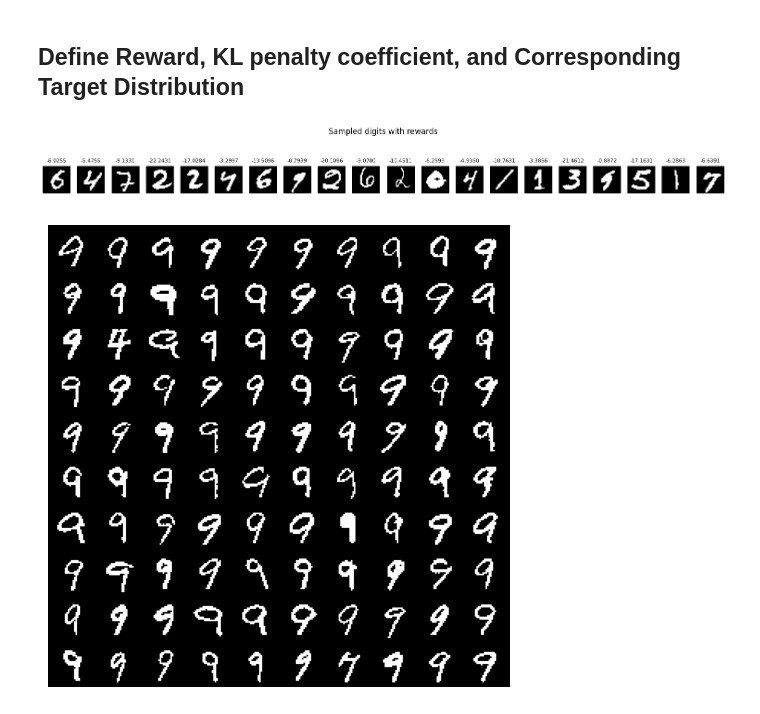
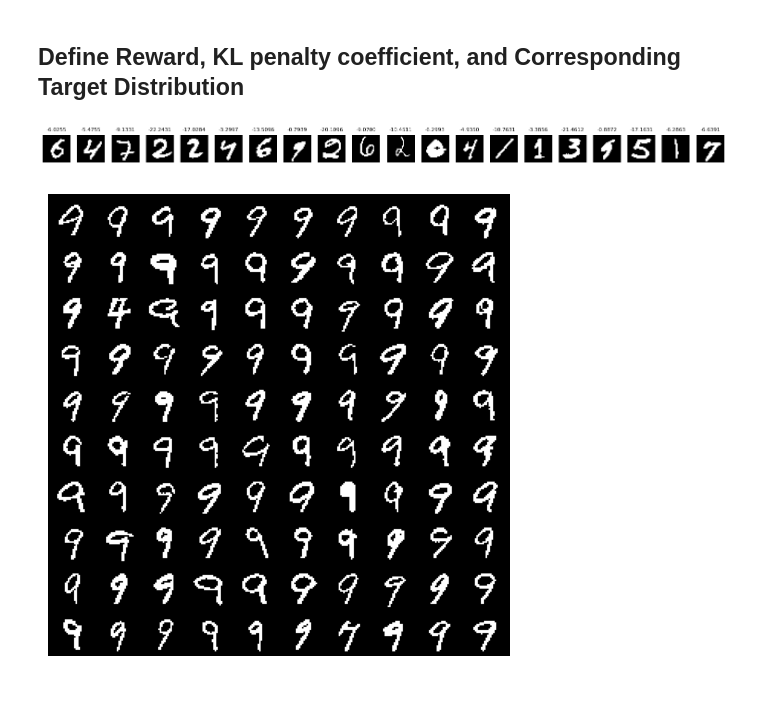
Before and after one commit to chinmay8bit/discrete-diffusion-smc-experiments, a Jupyter notebook: smc_scripts/smc_mdm_binarized_mnist_simple_rewards_classifier.ipynb, the cells around one changed output. Saved outputs shown, nothing was run; the diff lists cells and outputs as text; code cells hidden in the pictures.

```diff
--- a/smc_scripts/smc_mdm_binarized_mnist_simple_rewards_classifier.ipynb
+++ b/smc_scripts/smc_mdm_binarized_mnist_simple_rewards_classifier.ipynb
@@ -161,22 +160,20 @@ kl_weight = 0.1
 # %%
 # Visualize rewards
 from datasets.binarized_mnist import build_dataloaders
 train_loader, test_loader = build_dataloaders(batch_size=20)
 samples, _ = next(iter(train_loader))
 rewards = compute_rewards(F.one_hot(samples.long(), num_classes=num_categories).float())
 
 fig, axes = plt.subplots(1, 20, figsize=(15, 2))
 for i in range(20):
     ax = axes[i]
     ax.imshow(samples[i].squeeze().cpu().numpy(), cmap="gray")
     ax.set_title(f"{rewards[i].item():.4f}", fontsize=8)
     ax.axis("off")
-
-plt.suptitle("Sampled digits with rewards", fontsize=12)
 plt.tight_layout()
 plt.show()
 # %% [output]
-[figure, old version]
+[figure, new version]
 # %%
 from datasets.binarized_mnist import build_dataloaders
 
```
Also changed, not shown: parts of 16 cells of this notebook, 1 other file.
